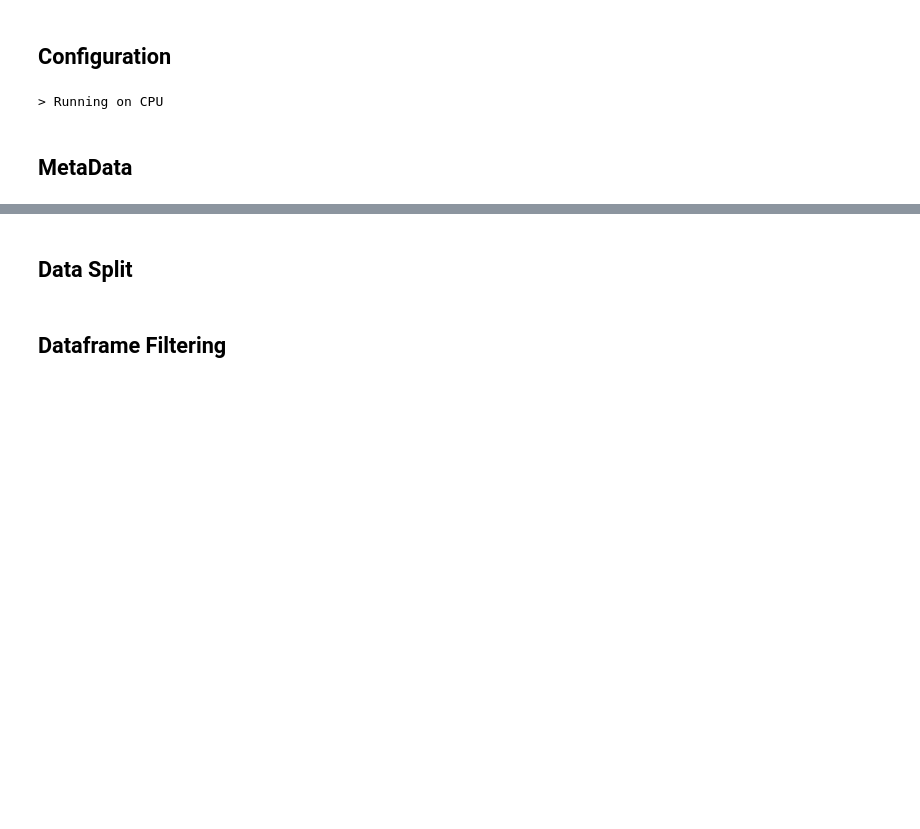
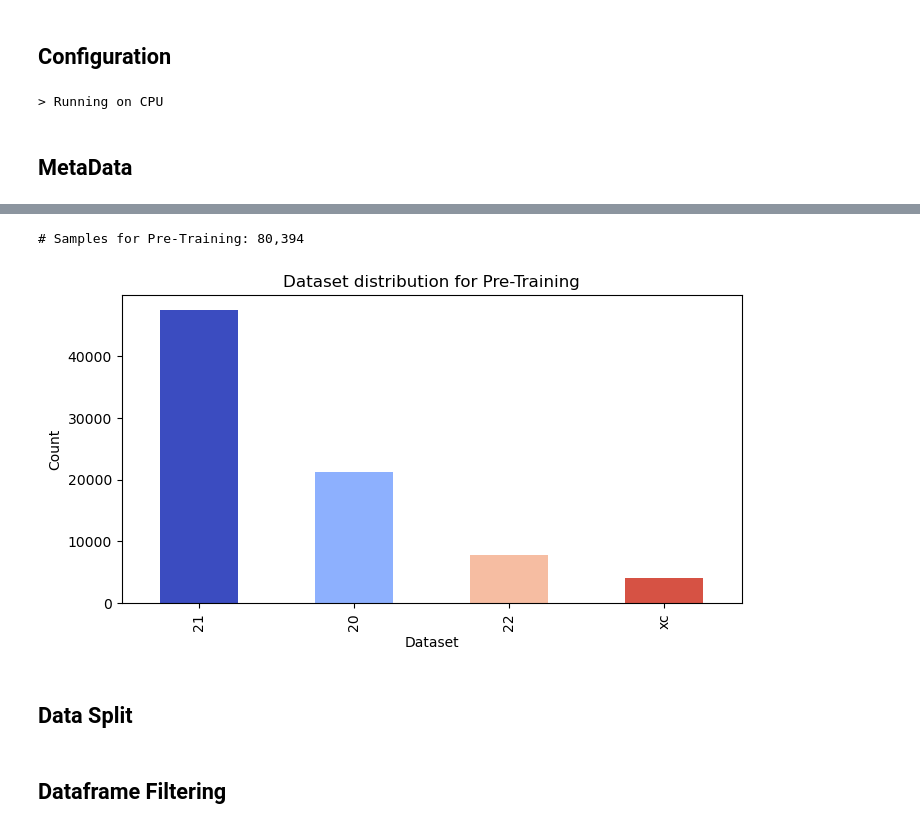
Before and after one commit to Graham-Broughton/birds, a Jupyter notebook: notebooks/4.Xtra-Data.ipynb, the cells around one changed output, grey strips where cells are left out. Cells and saved outputs as stored; diff of their text form; code cells hidden in the pictures; blank space fills up the shorter version.

```diff
--- a/notebooks/4.Xtra-Data.ipynb
+++ b/notebooks/4.Xtra-Data.ipynb
@@ -170,16 +185,16 @@ class CFG:
     gn_prob = 0.35
 
     # Class Labels for BirdCLEF 23
-    class_names = sorted(glob(str(bc_23 / 'train_audio') + '/*'))
+    class_names = sorted(os.listdir('/mnt/disk/birdclef-2023/train_audio/')) #sorted(glob(str(bc_23 / 'train_audio') + '/*'))
     num_classes = len(class_names)
     class_labels = list(range(num_classes))
     label2name = dict(zip(class_labels, class_names))
     name2label = {v:k for k,v in label2name.items()}
 
     # Class Labels for BirdCLEF 21 & 22
-    class_names2 = sorted(set(glob(str(bc_21 / 'train_short_audio') + '/*')
-                       + glob(str(bc_22 / 'train_audio') + '/*')
-                       + glob(str(bsr / 'train_audio') + '/*')))
+    class_names2 = sorted(set(os.listdir('/mnt/disk/birdclef-2021/train_short_audio/')
+                       +os.listdir('/mnt/disk/birdclef-2022/train_audio/')
+                       +os.listdir('/mnt/disk/birdsong-recognition/train_audio/')))
     num_classes2 = len(class_names2)
     class_labels2 = list(range(num_classes2))
     label2name2 = dict(zip(class_labels2, class_names2))
@@ -257,7 +270,7 @@ else:
 ## MetaData
 # %%
 df_23 = pd.read_csv(BASE_PATH3 / 'train_metadata.csv')
-df_23['filepath'] = str(GCS_PATH3 / 'train_audio' / df_23.filename)
+df_23['filepath'] = GCS_PATH3 + '/train_audio/' + df_23.filename
 df_23['target'] = df_23.primary_label.map(CFG.name2label)
 df_23['birdclef'] = '23'
 df_23['filename'] = df_23.filepath.map(lambda x: x.split('/')[-1])
@@ -279,7 +296,7 @@ AssertionError:
 # BirdCLEF-2020
 df_20 = pd.read_csv(BASE_PATH0 / 'train.csv')
 df_20['primary_label'] = df_20['ebird_code']
-df_20['filepath'] = str(GCS_PATH0 / 'train_audio' / df_20.primary_label / df_20.filename)
+df_20['filepath'] = GCS_PATH0 + '/train_audio/' + df_20.primary_label + '/' + df_20.filename
 df_20['scientific_name'] = df_20['sci_name']
 df_20['common_name'] = df_20['species']
 df_20['target'] = df_20.primary_label.map(CFG.name2label2)
@@ -288,7 +305,7 @@ assert tf.io.gfile.exists(df_20.filepath.iloc[0])
 
 # Xeno-Canto Extend by @vopani
 df_xc = pd.read_csv(BASE_PATH4 / 'train_extended.csv')
-df_xc['filepath'] = str(GCS_PATH4 / df_xc.ebird_code / df_xc.filename)
+df_xc['filepath'] = GCS_PATH4 + '/' + df_xc.ebird_code + '/' + df_xc.filename
 df_xc['primary_label'] = df_xc['ebird_code']
 df_xc['scientific_name'] = df_xc['sci_name']
 df_xc['common_name'] = df_xc['species']
@@ -298,52 +315,55 @@ assert tf.io.gfile.exists(df_xc.filepath.iloc[0])
 
 # BirdCLEF-2021
 df_21 = pd.read_csv(BASE_PATH1 / 'train_metadata.csv')
-df_21['filepath'] = str(GCS_PATH1 / 'train_short_audio' / df_21.primary_label / df_21.filename)
+df_21['filepath'] = GCS_PATH1 + '/train_short_audio/' + df_21.primary_label + '/' + df_21.filename
 df_21['target'] = df_21.primary_label.map(CFG.name2label2)
 df_21['birdclef'] = '21'
-corrupt_paths = ['/kaggle/input/birdclef-2021/train_short_audio/houwre/XC590621.ogg',
-                 '/kaggle/input/birdclef-2021/train_short_audio/cogdov/XC579430.ogg']
-df_21 = df_21[~df_21.filepath.isin(corrupt_paths)] # remove all zero audios
+corrupt_paths = ['houwre/XC590621.ogg',
+                 'cogdov/XC579430.ogg']
+df_21 = df_21[~(df_21.primary_label + '/' + df_21.filename).isin(corrupt_paths)] # remove all zero audios
 assert tf.io.gfile.exists(df_21.filepath.iloc[0])
 
 # BirdCLEF-2022
 df_22 = pd.read_csv(BASE_PATH2 / 'train_metadata.csv')
-df_22['filepath'] = str(GCS_PATH2 / 'train_audio' / df_22.filename)
+df_22['filepath'] = GCS_PATH2 + '/train_audio/' + df_22.filename
 df_22['target'] = df_22.primary_label.map(CFG.name2label2)
 df_22['birdclef'] = '22'
 assert tf.io.gfile.exists(df_22.filepath.iloc[0])
 
 # Merge 2021 and 2022 for pretraining
 df_pre = pd.concat([df_20, df_21, df_22, df_xc], axis=0, ignore_index=True)
 df_pre['filename'] = df_pre.filepath.map(lambda x: x.split('/')[-1])
 df_pre['xc_id'] = df_pre.filepath.map(lambda x: x.split('/')[-1].split('.')[0])
 nodup_idx = df_pre[['xc_id','primary_label','author']].drop_duplicates().index
 df_pre = df_pre.loc[nodup_idx].reset_index(drop=True)
 
 # # Remove duplicates
 df_pre = df_pre[~df_pre.xc_id.isin(df_23.xc_id)].reset_index(drop=True)
-corrupt_mp3s = json.load(open('/b-calls/birdclef-corrupt-mp3-files-ds/corrupt_mp3_files.json','r'))
-df_pre = df_pre[~df_pre.filepath.isin(corrupt_mp3s)]
+corrupt_mp3s = json.load(open('/home/broug/Desktop/birds/birdclef-corrupt-mp3-files-ds/corrupt.json','r'))
+df_pre = df_pre[~(df_pre.primary_label + '/' + df_pre.filename).isin(corrupt_mp3s)]
 df_pre = df_pre[['filename','filepath','primary_label','secondary_labels',
                  'rating','author','file_type','xc_id','scientific_name',
-                'common_name','target','birdclef','bird_seen']]
+                 'common_name','target','birdclef','bird_seen']]
 # Display rows
 print("# Samples for Pre-Training: {:,}".format(len(df_pre)))
 df_pre.head(2).style.set_caption("Pre-Training Data").set_table_styles([{
     'selector': 'caption',
     'props': [
         ('color', 'blue'),
         ('font-size', '16px')
     ]
 }])
 
 # Show distribution
 plt.figure(figsize=(8, 4))
 df_pre.birdclef.value_counts().plot.bar(color=[cmap(0.0),cmap(0.25), cmap(0.65), cmap(0.9)])
 plt.xlabel("Dataset")
 plt.ylabel("Count")
 plt.title("Dataset distribution for Pre-Training")
 plt.show()
+# %% [output]
+# Samples for Pre-Training: 80,394
+[figure, added]
 # %% [markdown]
 ## Data Split
 # %%
```
Also changed, not shown: parts of 18 cells of this notebook, 1 other file.
